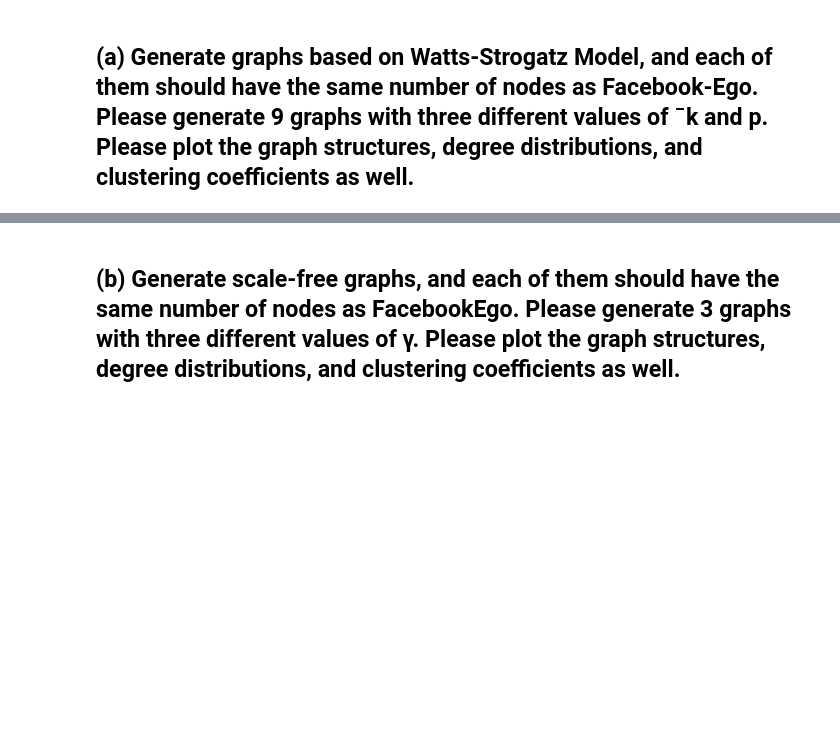
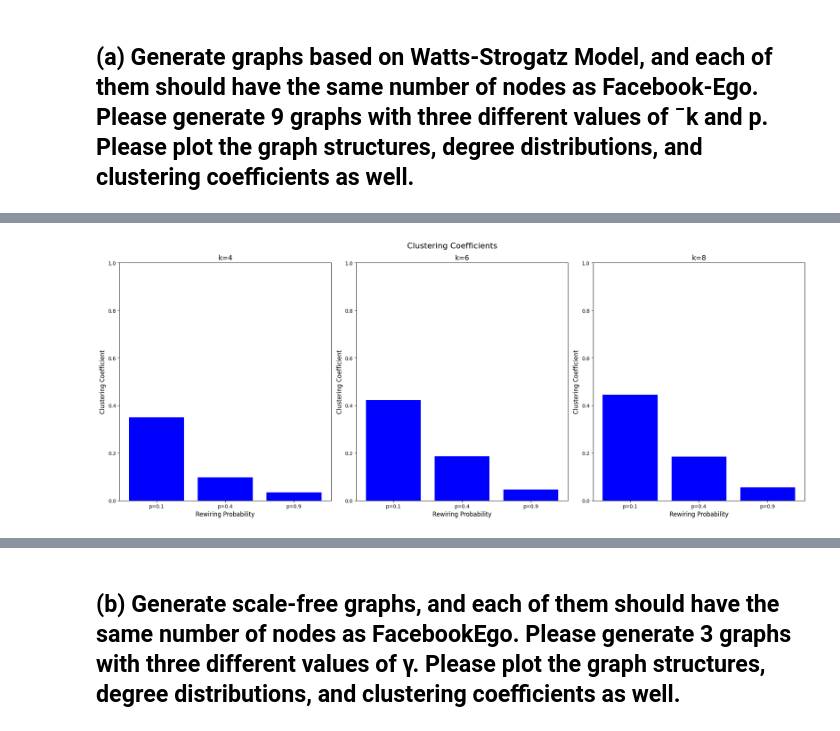
Before and after one commit to pariaighanian/Analysis_of_Complex_Netwroks, a Jupyter notebook: assignment_03.ipynb, the cells around one changed output, grey strips where cells are left out. Saved outputs shown, nothing was run; the diff lists cells and outputs as text; code cells hidden in the pictures; blank space fills up the shorter version.

```diff
--- a/assignment_03.ipynb
+++ b/assignment_03.ipynb
@@ -91,3 +87,23 @@ plt.show()
+# %%
+# Plotting Clustering Coefficients
+fig_clustering, axs_clustering = plt.subplots(1, len(k_values), figsize=(20, 8))  # 1 row, len(k_values) columns
+fig_clustering.suptitle('Clustering Coefficients', fontsize=16)
+
+for i, k in enumerate(k_values):
+    # Get clustering coefficients for the current k across all p values
+    coeffs = [c[2] for c in clustering_coefficients if c[0] == k]
+
+    # Bar plot for current k
+    axs_clustering[i].bar([f'p={p}' for p in p_values], coeffs, color='blue')
+    axs_clustering[i].set_ylim(0, 1)
+    axs_clustering[i].set_title(f'k={k}', fontsize=14)
+    axs_clustering[i].set_xlabel('Rewiring Probability', fontsize=12)
+    axs_clustering[i].set_ylabel('Clustering Coefficient', fontsize=12)
+
+plt.tight_layout()
+plt.show()
+# %% [output]
+[figure, added]
 # %%
 clustering_coefficients
 # %% [output]
```
Also changed, not shown: parts of 7 cells of this notebook.
